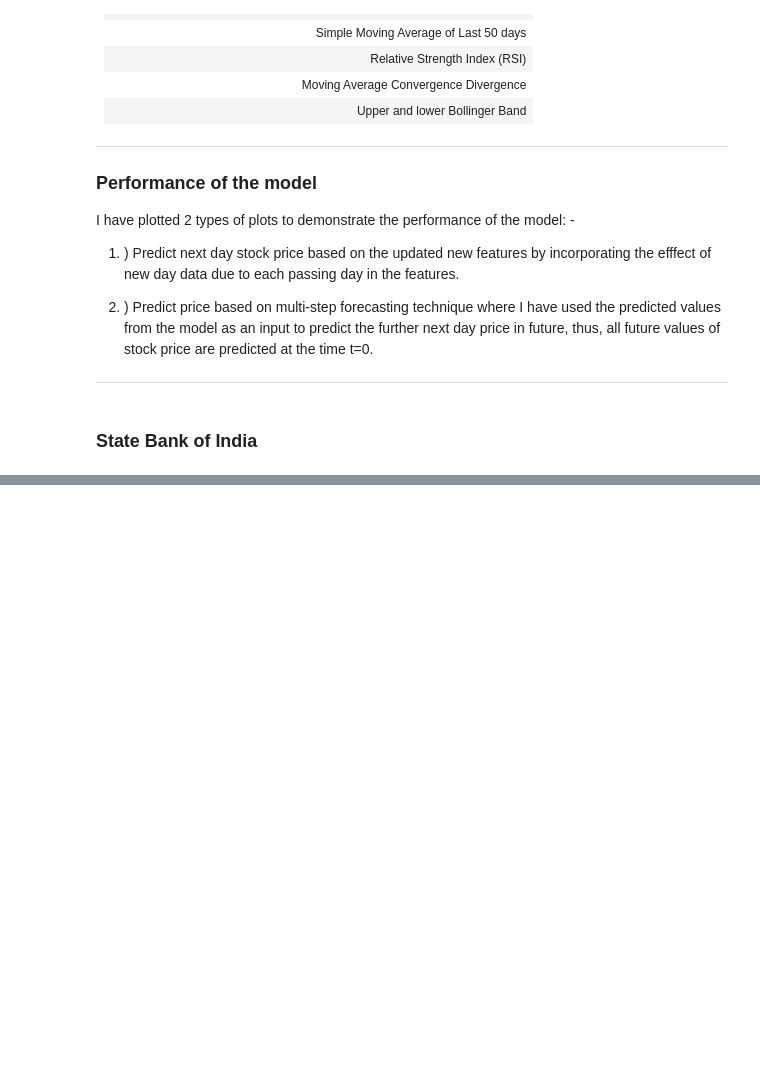
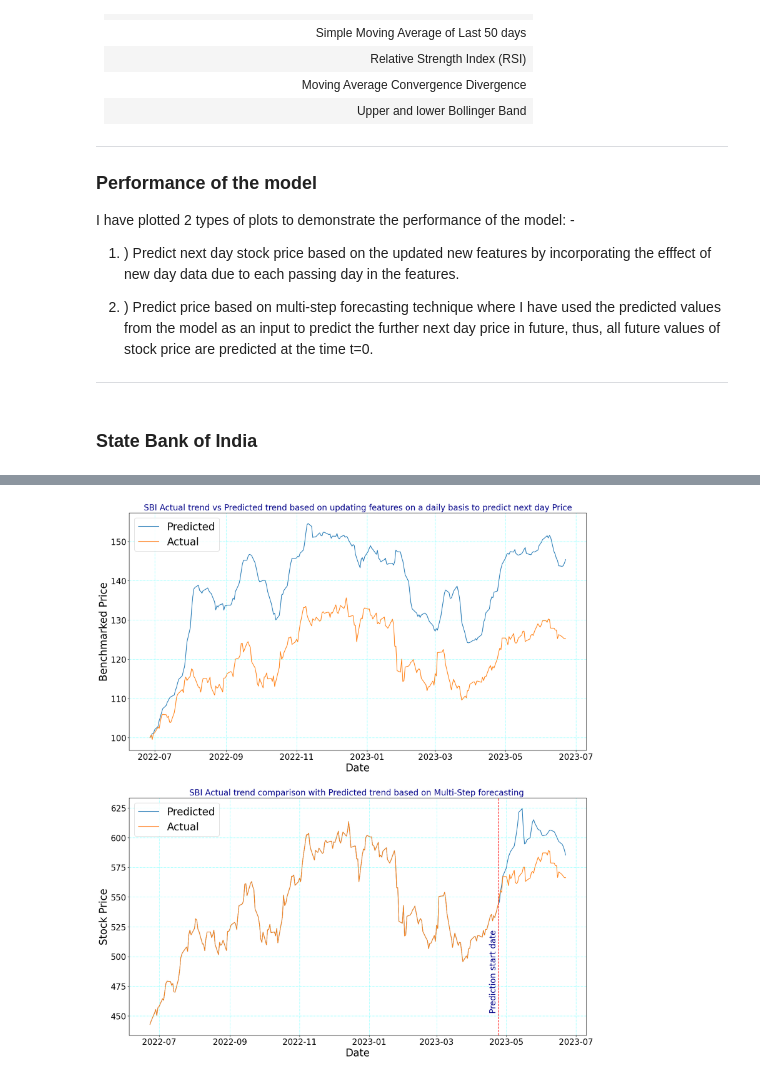
Before and after one commit to Karanpalshekhawat/stock-price-prediction-LSTM-model-and-portfolio-optimization-using-mean-variance, a Jupyter notebook: notebooks/LSTM_model_accuracy.ipynb, the cells around one changed output, grey strips where cells are left out. Cells and saved outputs as stored; diff of their text form; code cells hidden in the pictures; blank space fills up the shorter version.

Commit message:
methods added within repository for plotting performance within the notebook

```diff
--- a/notebooks/LSTM_model_accuracy.ipynb
+++ b/notebooks/LSTM_model_accuracy.ipynb
@@ -88,0 +87,5 @@ df_features, technical_indicator_features = pre_processing(df_hist, rol_freq)
+# %%
+df_features, technical_indicator_features = pre_processing(df_hist, rol_freq)
+df_forecast_one_day = forecast_one_day(df_features, rol_freq, model, scaler, technical_indicator_features)
+num_of_days_to_predict_in_future = 60
+df_multi_step_forecasting, prediction_start_date = multistep_forecasting(df_features, rol_freq, model, scaler, num_of_days_to_predict_in_future)
@@ -88,0 +94,4 @@ df_features, technical_indicator_features = pre_processing(df_hist, rol_freq)
+# %%
+plotting_trend(stock, df_forecast_one_day, df_multi_step_forecasting, prediction_start_date)
+# %% [output]
+[figure, added]
```
Also changed, not shown: parts of 5 cells of this notebook, 2 other files.
